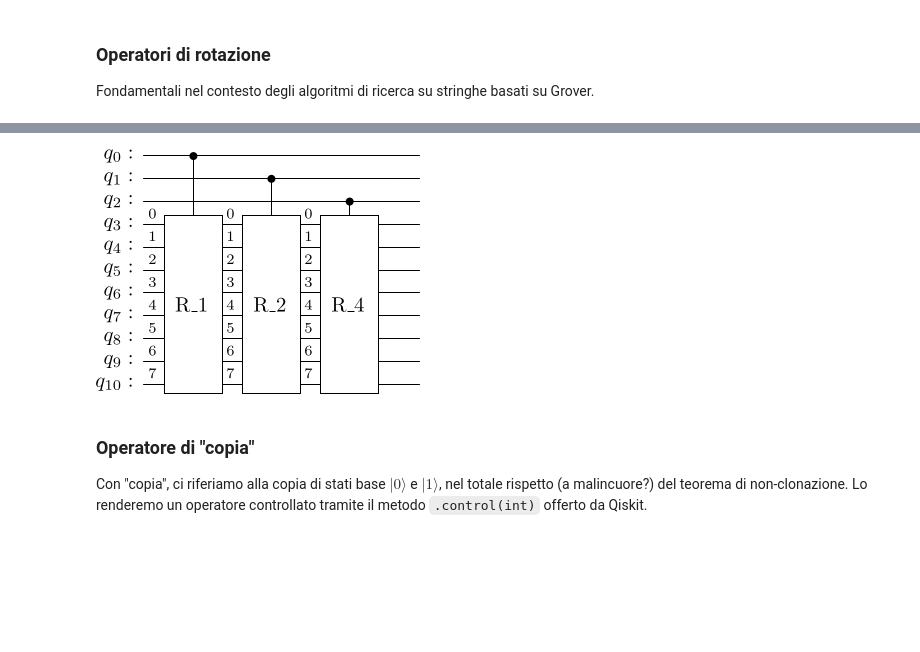
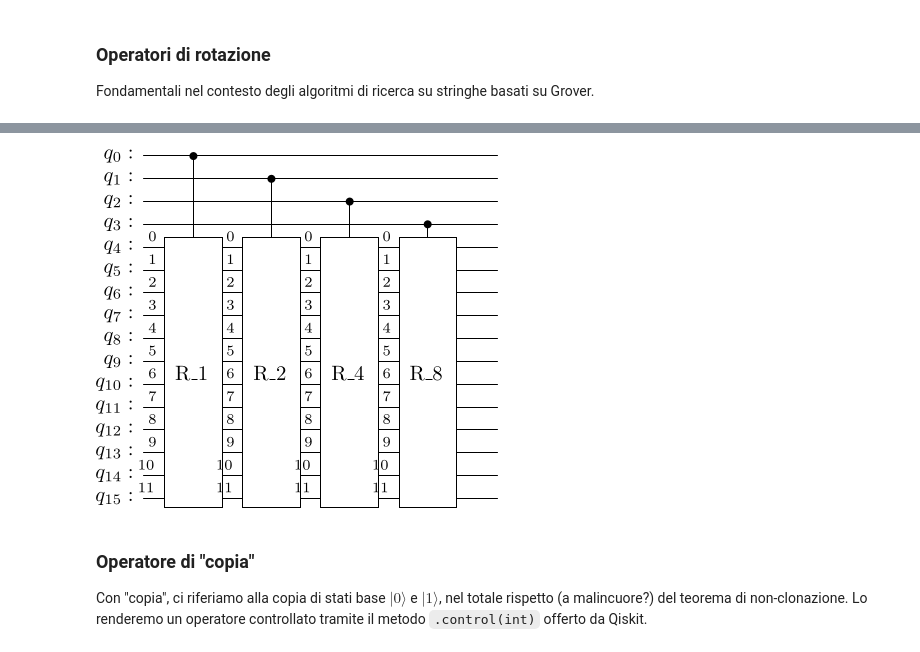
Before and after one commit to BoredDam/quantum-algorithms, a Jupyter notebook: Quantum-LCS/Quantum-LCS.ipynb, the cells around one changed output, grey strips where cells are left out. Cells and saved outputs as stored; diff of their text form; code cells hidden in the pictures; blank space fills up the shorter version.

```diff
--- a/Quantum-LCS/Quantum-LCS.ipynb
+++ b/Quantum-LCS/Quantum-LCS.ipynb
@@ -166,13 +178,14 @@ def match_operator(n: int):
 
     return qc.to_gate(label='MATCH')
 
+qubits = 3
 qr = []
-qr.append(QuantumRegister(3, 'x'))
-qr.append(QuantumRegister(3, 'y'))
-qr.append(QuantumRegister(3, 'o'))
+qr.append(QuantumRegister(qubits, 'x'))
+qr.append(QuantumRegister(qubits, 'y'))
+qr.append(QuantumRegister(qubits, 'o'))
 
 qc = QuantumCircuit(*qr)
-qc = qc.compose(match_operator(3)).decompose()
+qc = qc.compose(match_operator(qubits)).decompose()
 qc.draw('latex')
 # %% [output]
 [figure]
@@ -202,11 +215,13 @@ def extension_operator(n: int, i: int):
 
     return qc.to_gate(label=f'EXT_{i}')
 
+qubits = 8
+i = 2
 qr = []
-qr.append(QuantumRegister(4, 'x'))
-qr.append(QuantumRegister(4, 'y'))
+qr.append(QuantumRegister(qubits, 'x'))
+qr.append(QuantumRegister(qubits, 'y'))
 
 qc = QuantumCircuit(*qr)
-qc = qc.compose(extension_operator(4,1)).decompose()
+qc = qc.compose(extension_operator(qubits,i)).decompose()
 qc.draw('latex')
 # %% [output]
@@ -234,3 +249,12 @@ def quantum_rotation(n: int, s: int):
         qc.swap(qr[int(np.ceil(s/2))-j], qr[int(np.floor(s/2))+j])
 
     return qc.to_gate(label='R_'+str(s)+' ')
+
+qubits = 8
+i = 2
+qr = []
+qr.append(QuantumRegister(qubits, 'q'))
+
+qc = QuantumCircuit(*qr)
+qc = qc.compose(quantum_rotation(qubits,i))#.decompose()
+qc.draw('latex')
@@ -237,26 +263,30 @@ def quantum_rotation(n: int, s: int):
 # %%
 def quantum_parametric_rotation(n: int):
     '''
     Returns an arbitrary rotation `.Gate` on `n` qubits lines.
 
     page 9 of the paper
     '''
     l = int(np.ceil(np.log2(n)))
 
     jr = QuantumRegister(l, 'j')
     qr = QuantumRegister(n, 'q')
 
     qc = QuantumCircuit(jr, qr)
     for i in range(l):
 
         qc = qc.compose(quantum_rotation(n, 2**i).control(1), [i,*qr])
     return qc
 
-qc = QuantumCircuit(11)
-qc = qc.compose(quantum_parametric_rotation(8))
+qubits = 16
+qr = []
+qr.append(QuantumRegister(qubits, 'q'))
+
+qc = QuantumCircuit(*qr)
+qc = qc.compose(quantum_parametric_rotation(qubits-int(np.ceil(np.log2(qubits)))))
 qc.draw('latex')
 # %% [output]
-[figure, old version]
+[figure, new version]
 # %% [markdown]
 ### **Operatore di "copia"**
 
```
Also changed, not shown: parts of 8 cells of this notebook.
